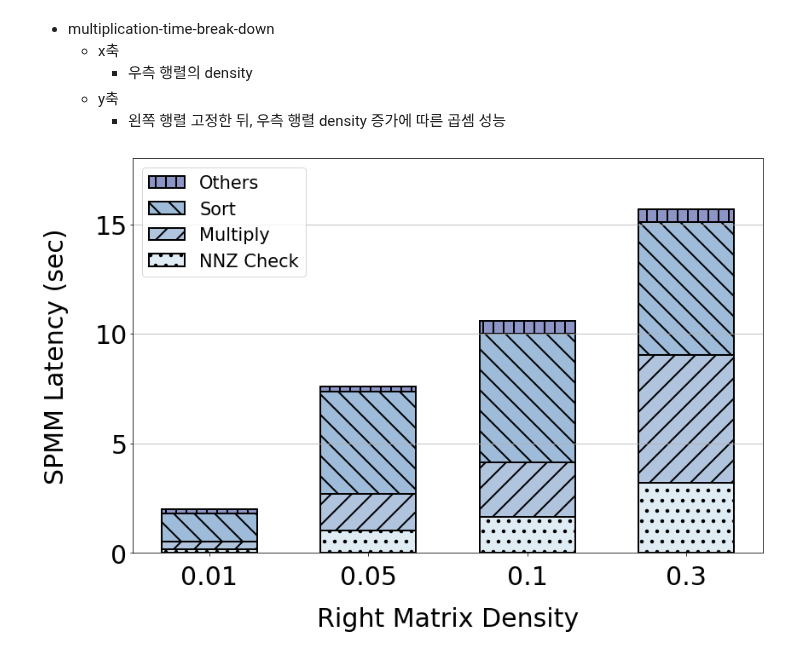
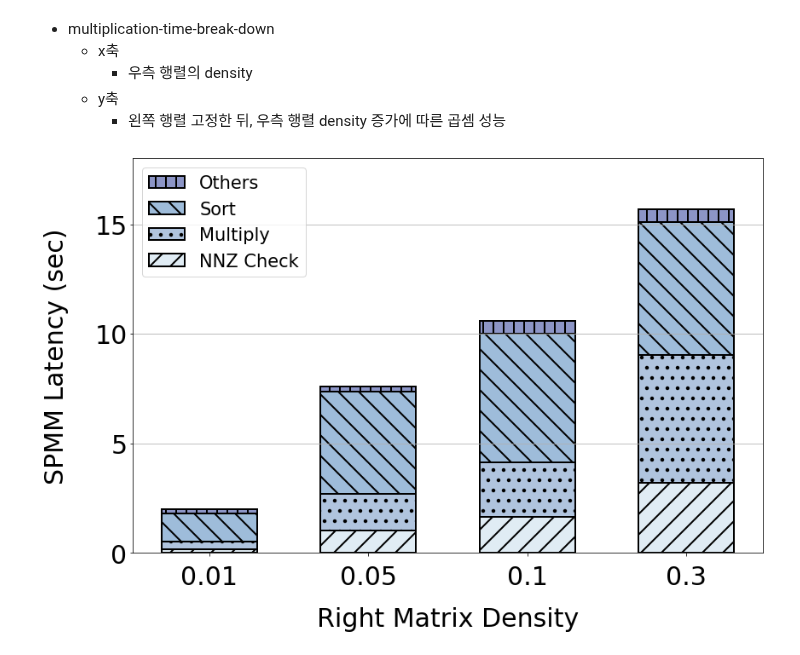
Before and after one commit to unhochoi/Sparse-Matrix-Multiplication, a Jupyter notebook: figure/pyplot/multiplication-time-break-down.ipynb, the cells around one changed output. Drawn from its saved outputs; the diff is of its cells as text; code cells hidden in the pictures.

Commit message:
modifying figure

```diff
--- a/figure/pyplot/multiplication-time-break-down.ipynb
+++ b/figure/pyplot/multiplication-time-break-down.ipynb
@@ -64,33 +64,33 @@ width = 0.6 # bar 넓이
 
 fig, ax1 = plt.subplots(figsize=(12,8)) # figure 및 subplot 선언
 
 # 각 bar 의 중심 지정
 bar1 = ax1.bar(x, sm_sm_latency, width, linewidth=2, edgecolor='black',  hatch='|', label='Others', color='#8C95C6', capsize=20)
 bar2 = ax1.bar(x, smsm_sort, width, linewidth=2, edgecolor='black', hatch='\\', label='Sort', color='#9EBCDA', capsize=20, bottom=smsm_nnz_check_multi)
-bar3 = ax1.bar(x, smsm_multi, width, linewidth=2, edgecolor='black', hatch='/', label='Multiply', color='lightsteelblue', capsize=20, bottom=smsm_nnz_check)
-bar4 = ax1.bar(x, smsm_nnz_check, width, linewidth=2, edgecolor='black', hatch='.', label='NNZ Check', color='#E0ECF4', capsize=20,)
+bar3 = ax1.bar(x, smsm_multi, width, linewidth=2, edgecolor='black', hatch='.', label='Multiply', color='lightsteelblue', capsize=20, bottom=smsm_nnz_check)
+bar4 = ax1.bar(x, smsm_nnz_check, width, linewidth=2, edgecolor='black', hatch='/', label='NNZ Check', color='#E0ECF4', capsize=20,)
 
 # bar5 = ax1.bar(x + 0.15, sm_dm_latency, width, linewidth=2, edgecolor='black', hatch='/', label ='sm * dm Etc', color='#959595', capsize=20)
 # bar6 = ax1.bar(x + 0.15, smdm_multi, width, linewidth=2, edgecolor='black', hatch='/', label='sm * dm Multiply', color='#BDBDBD', capsize=20, bottom=smdm_todense)
 # bar7 = ax1.bar(x + 0.15, smdm_todense, width, linewidth=2, edgecolor='black', hatch='/', label='sm * dm To Dense', color='#D9D9D9', capsize=20)
 
 ################################# ax1 ####################################################
 
 ax1.set_xticks(x) # x축 인덱스
 ax1.set_xticklabels(r_sm_density) # x축 label 이름
 ax1.tick_params(axis='x',pad=10) # x축 label pad
 
 ax1.yaxis.grid(True) # y축만 grid 사용
 ax1.set_ylim([0, 18000])  # 좌측 y축 범위 설정
 ax1.set_yticklabels(["0","5","10","15"]) # x축 label 이름
 ax1.set_xlabel('Right Matrix Density', labelpad=20) # ax1 ylabel 설정
 ax1.set_ylabel('SPMM Latency (sec)', labelpad=30) # ax1 ylabel 설정
 
 ax1.legend(loc="upper left") # 범례 표시
 
 # 이미지 저장시, figure 크기에 맞게 이미지 저장
 fig.tight_layout()
 fig.savefig('./right-sparse-multiplication-time-break-down.png')
 plt.show()
 # %% [output]
-[figure, old version]
+[figure, new version]
```
Also changed, not shown: parts of 2 cells of this notebook, 4 other files.
